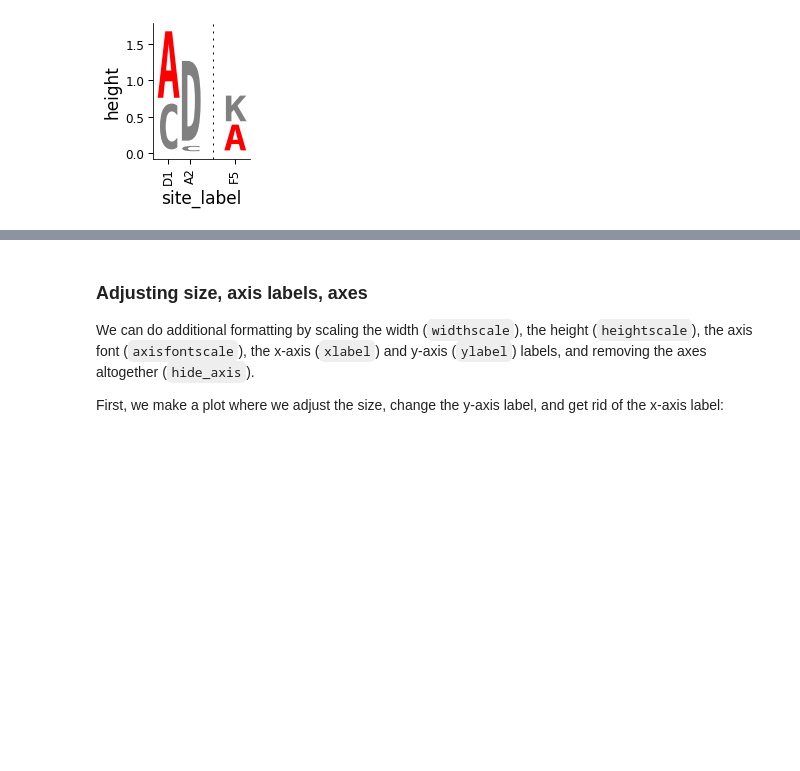
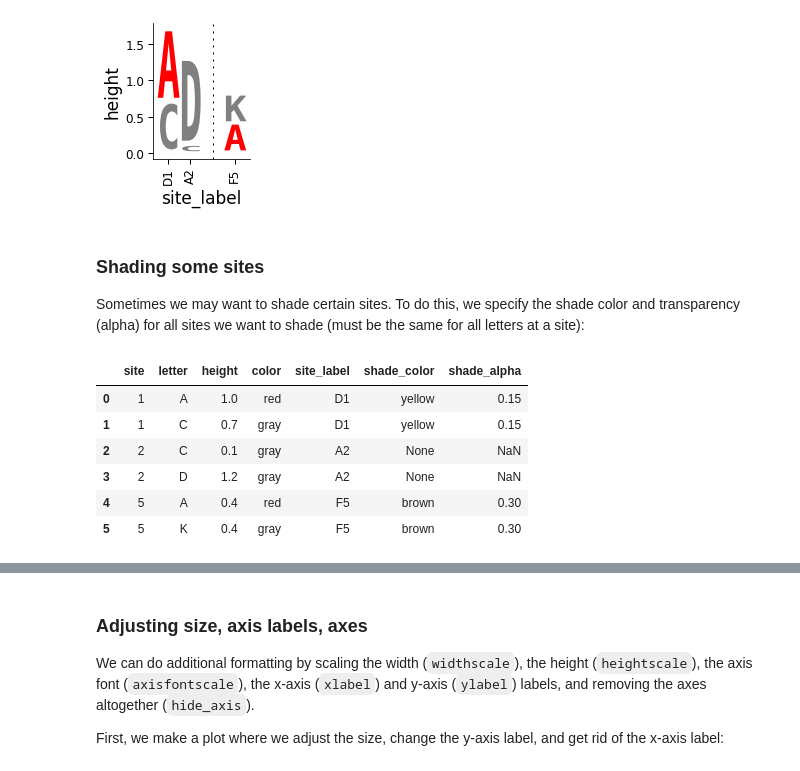
Before and after one commit to jbloomlab/dmslogo, a Jupyter notebook: notebooks/basic_example.ipynb, the cells around one changed output, grey strips where cells are left out. Drawn from its saved outputs; the diff is of its cells as text; code cells hidden in the pictures; blank space fills up the shorter version.

```diff
--- a/notebooks/basic_example.ipynb
+++ b/notebooks/basic_example.ipynb
@@ -177,3 +177,19 @@ fig, ax = dmslogo.draw_logo(data=data,
                             xtick_col='site_label')
 # %% [output]
 [figure]
+# %% [markdown]
+### Shading some sites
+Sometimes we may want to shade certain sites.
+To do this, we specify the shade color and transparency (alpha) for all sites we want to shade (must be the same for all letters at a site):
+# %%
+data['shade_color'] = ['yellow', 'yellow', None, None, 'brown', 'brown']
+data['shade_alpha'] = [0.15, 0.15, None, None, 0.3, 0.3]
+data
+# %% [output]
+|  | site | letter | height | color | site_label | shade_color | shade_alpha |
+| 0 | 1 | A | 1.0 | red | D1 | yellow | 0.15 |
+| 1 | 1 | C | 0.7 | gray | D1 | yellow | 0.15 |
+| 2 | 2 | C | 0.1 | gray | A2 | None | NaN |
+| 3 | 2 | D | 1.2 | gray | A2 | None | NaN |
+| 4 | 5 | A | 0.4 | red | F5 | brown | 0.30 |
+| 5 | 5 | K | 0.4 | gray | F5 | brown | 0.30 |
```
Also changed, not shown: parts of 5 cells of this notebook, 3 other files.
